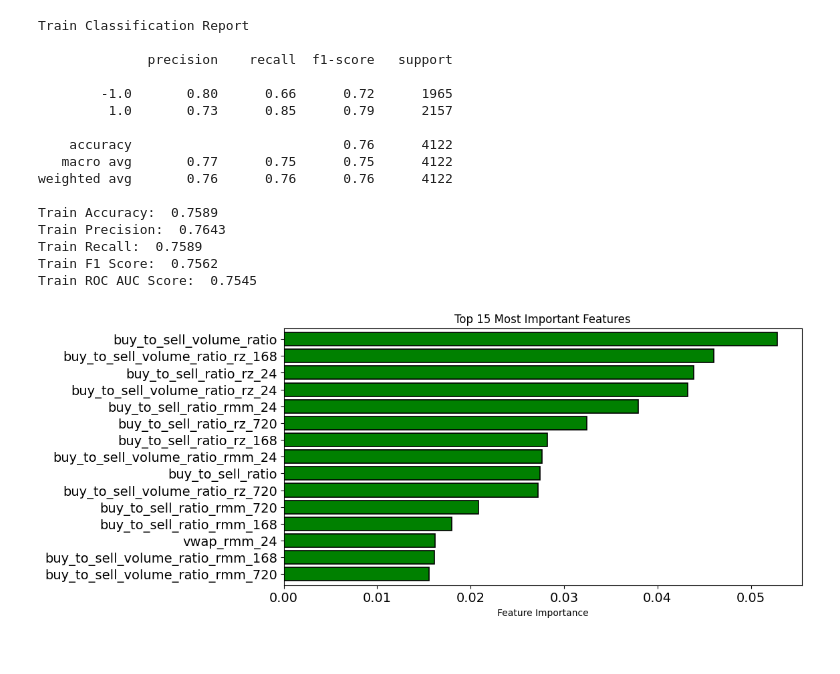
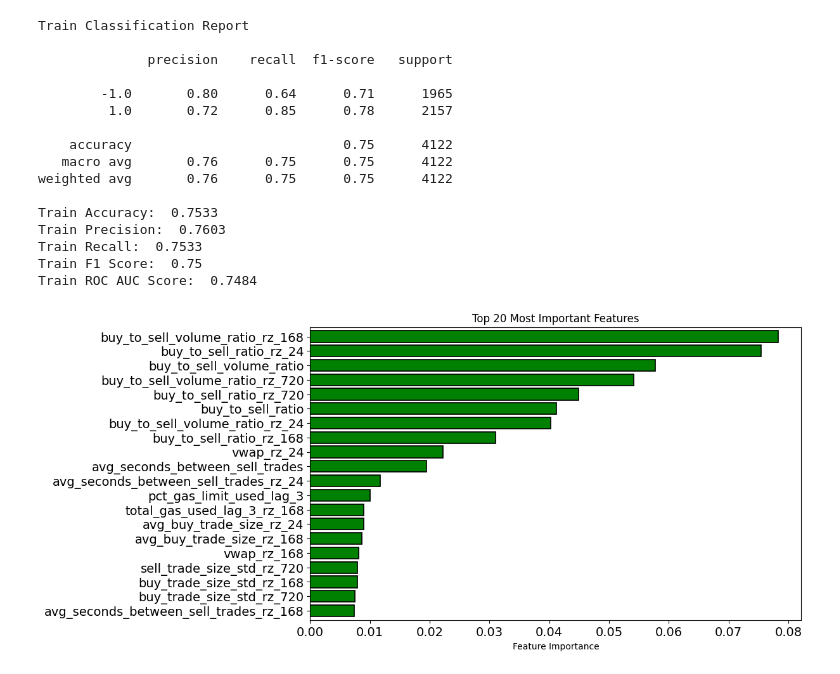
Before and after one commit to Algo-Trading-Project/trading-bot, a Jupyter notebook: notebooks/ml_pipeline.ipynb, the cells around one changed output. Saved outputs shown, nothing was run; the diff lists cells and outputs as text; code cells hidden in the pictures.

```diff
--- a/notebooks/ml_pipeline.ipynb
+++ b/notebooks/ml_pipeline.ipynb
@@ -93,27 +25,0 @@ def calculate_triple_barrier_labels(ohlcv_df, atr_window, max_holding_time):
-# %%
-def execute_query(query, cols, date_col):
-    with redshift_connector.connect(
-        host = 'project-poseidon.cpsnf8brapsd.us-west-2.redshift.amazonaws.com',
-        database = 'token_price',
-        user = 'administrator',
-        password = 'Free2play2'
-    ) as conn:
-        with conn.cursor() as cursor:
-            # Execute query on Redshift and return result
-            cursor.execute(query)
-            tuples = cursor.fetchall()
-
-            # Return queried data as a DataFrame
-            df = pd.DataFrame(tuples, columns = cols).set_index(date_col)
-
-            # For each column in DataFrame, convert to float, skip if not possible
-            for col in df.columns:
-                try:
-                    df[col] = df[col].astype(float)
-                except:
-                    continue
-
-            # Fill in any gaps in data with last seen value
-            df = df.drop_duplicates().asfreq(freq = 'H', method = 'ffill')
-
-            return df
@@ -549,9 +144,9 @@ y_test shape:  (1031,)
 param_grid = {
     'n_estimators': [10, 50, 100],
     'max_depth': [5, 10, 20],
-    'min_samples_split': [2, 5],
-    'min_samples_leaf': [2, 5],
-    'max_features': ['sqrt', 'log2'],
+    'min_samples_split': [2, 5, 10],
+    'min_samples_leaf': [2, 5, 10],
+    'max_features': ['sqrt'],
 }
 
 # Random forest classifier
@@ -588,7 +183,6 @@ Wall time: 43.5 s
 # %%
 # Train Predictions
 y_pred = best_model.predict(X_train)
-cm = confusion_matrix(y_train, y_pred)
 
 # Classification report
 print('Train Classification Report')
@@ -600,48 +194,48 @@ accuracy = round(accuracy_score(y_train, y_pred), 4)
 precision = round(precision_score(y_train, y_pred, average = 'weighted'), 4)
 recall = round(recall_score(y_train, y_pred, average = 'weighted'), 4)
 f1 = round(f1_score(y_train, y_pred, average = 'weighted'), 4)
 roc_auc = round(roc_auc_score(y_train, y_pred, average = 'weighted'), 4)
 
 # Print various metrics
 print('Train Accuracy: ', accuracy)
 print('Train Precision: ', precision)
 print('Train Recall: ', recall)
 print('Train F1 Score: ', f1)
 print('Train ROC AUC Score: ', roc_auc)
 
-# Plot horizontal bar plot of top 15 most important features using Pandas
+# Plot horizontal bar plot of top 20 most important features using Pandas
 # w/ labels
 feature_importances = pd.Series(best_model.feature_importances_, index = X_train.columns)
-feature_importances.nlargest(15).sort_values().plot(
+feature_importances.nlargest(20).sort_values().plot(
     kind = 'barh',
-    figsize = (10, 5),
-    title = 'Top 15 Most Important Features',
+    figsize = (10, 6),
+    title = 'Top 20 Most Important Features',
     color = 'green',
     xlabel = 'Feature Importance',
     fontsize = 14,
     width = 0.8,
     edgecolor = 'black',
     linewidth = 1.2
 )
 plt.show()
 # %% [output]
 Train Classification Report
 
               precision    recall  f1-score   support
 
-        -1.0       0.80      0.66      0.72      1965
-         1.0       0.73      0.85      0.79      2157
+        -1.0       0.80      0.64      0.71      1965
+         1.0       0.72      0.85      0.78      2157
 
-    accuracy                           0.76      4122
-   macro avg       0.77      0.75      0.75      4122
-weighted avg       0.76      0.76      0.76      4122
+    accuracy                           0.75      4122
+   macro avg       0.76      0.75      0.75      4122
+weighted avg       0.76      0.75      0.75      4122
 
-Train Accuracy:  0.7589
-Train Precision:  0.7643
-Train Recall:  0.7589
-Train F1 Score:  0.7562
-Train ROC AUC Score:  0.7545
+Train Accuracy:  0.7533
+Train Precision:  0.7603
+Train Recall:  0.7533
+Train F1 Score:  0.75
+Train ROC AUC Score:  0.7484
-[figure, old version]
+[figure, new version]
 # %%
 # Test predictions
 y_pred = best_model.predict(X_test)
```
Also changed, not shown: parts of 10 cells of this notebook, 1 other file.
